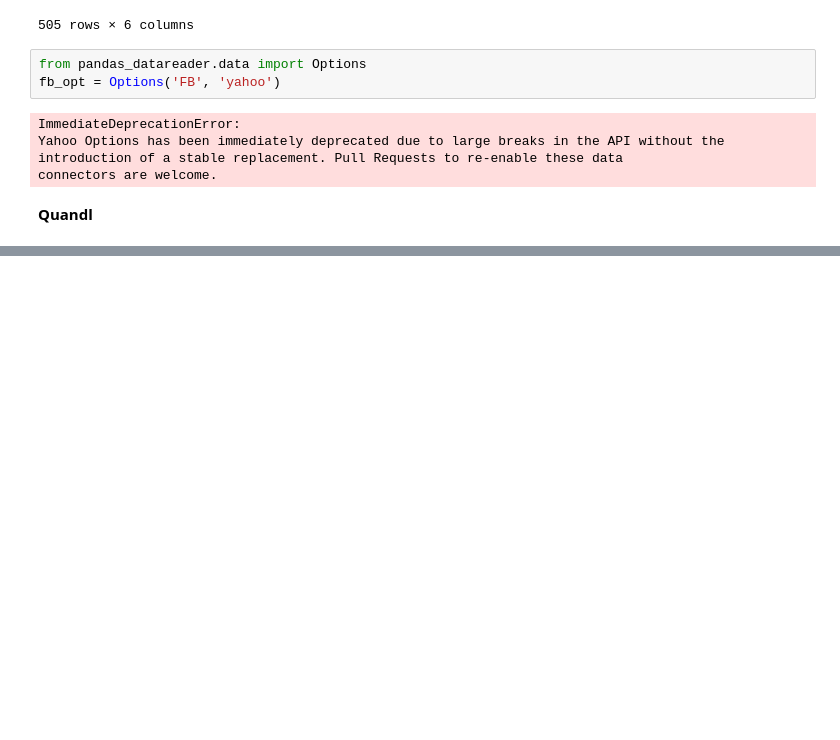
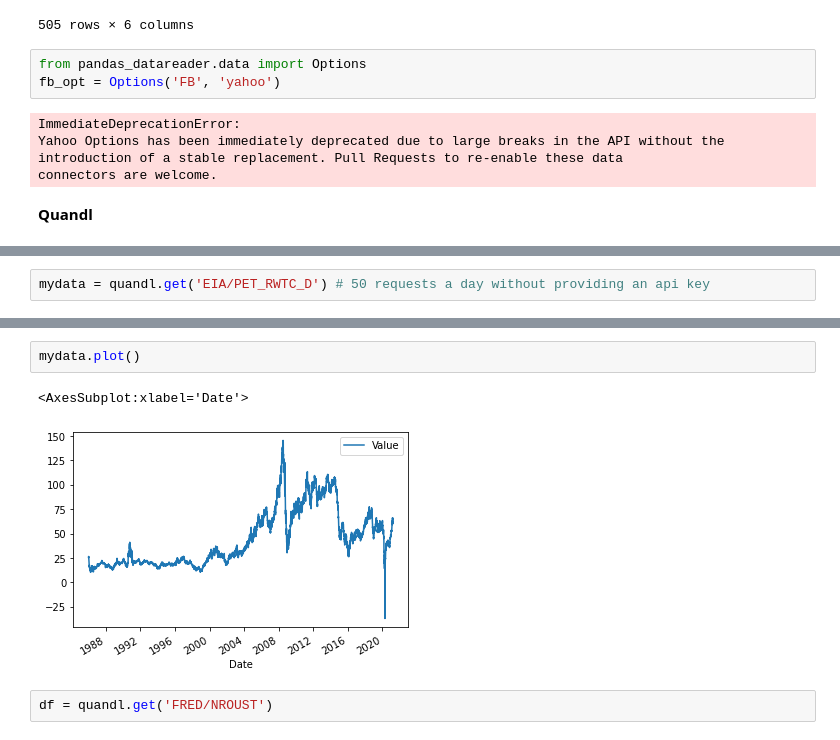
Before and after one commit to jafar-shodiq/jose-portilla-courses, a Jupyter notebook: financial-analysis/data-sources.ipynb, the cells around one changed output, grey strips where cells are left out. Cells and saved outputs as stored; diff of their text form; blank space fills up the shorter version.

Commit message:
quandl

```diff
--- a/financial-analysis/data-sources.ipynb
+++ b/financial-analysis/data-sources.ipynb
@@ -37,0 +41,2 @@ connectors are welcome.
+# %%
+mydata = quandl.get('EIA/PET_RWTC_D') # 50 requests a day without providing an api key
@@ -37,0 +60,7 @@ connectors are welcome.
+# %%
+mydata.plot()
+# %% [output]
+<AxesSubplot:xlabel='Date'>
+[figure, added]
+# %%
+df = quandl.get('FRED/NROUST')
```
Also changed, not shown: parts of 4 cells of this notebook.
